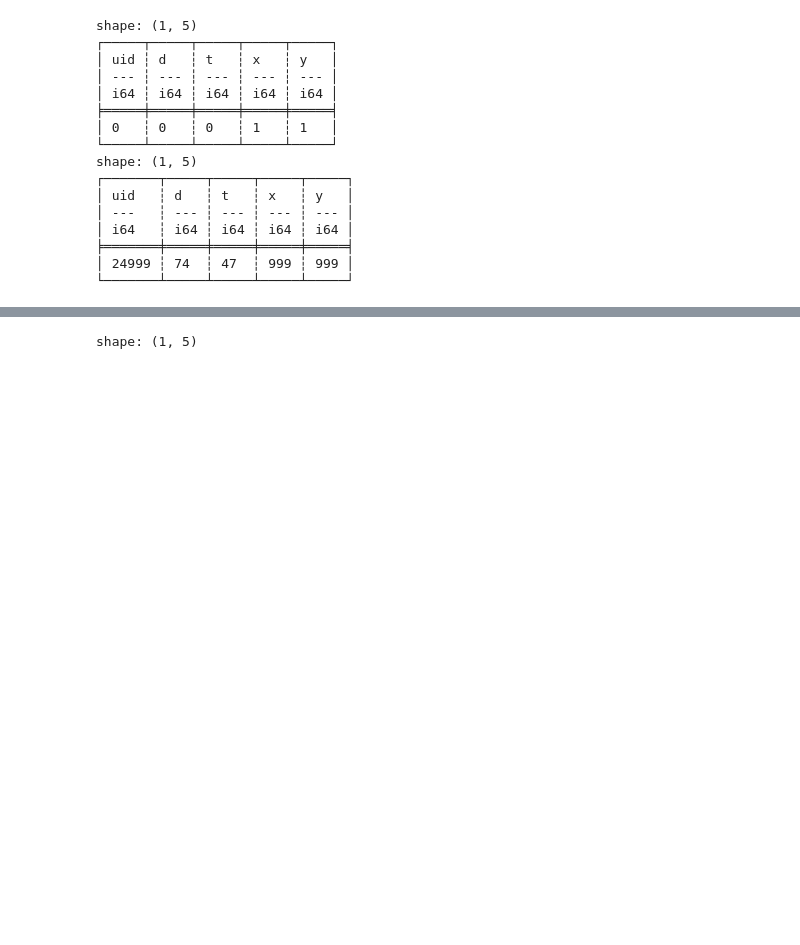
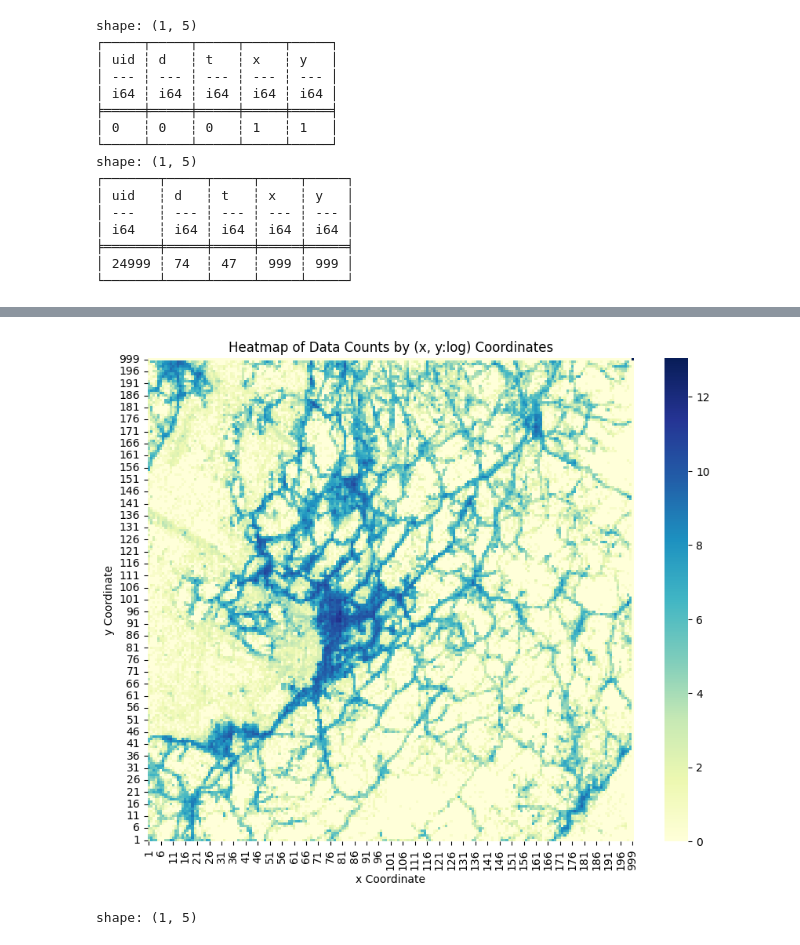
Before and after one commit to takuya-tokumoto/HuMob2024, a Jupyter notebook: eda/eda.ipynb, the cells around one changed output, grey strips where cells are left out. Saved outputs shown, nothing was run; the diff lists cells and outputs as text; code cells hidden in the pictures; blank space fills up the shorter version.

```diff
--- a/eda/eda.ipynb
+++ b/eda/eda.ipynb
@@ -195,3 +261,7 @@ shape: (1, 5)
+# %%
+plot_n_unique_heatmap(df_b)
+# %% [output]
+[figure, added]
 # %%
 # CSV.GZファイルを読み込む
 df_c = pl.read_csv("/kaggle/s3storage/01_public/humob-challenge-2024/input/cityC_challengedata.csv.gz")
```
Also changed, not shown: parts of 13 cells of this notebook.
